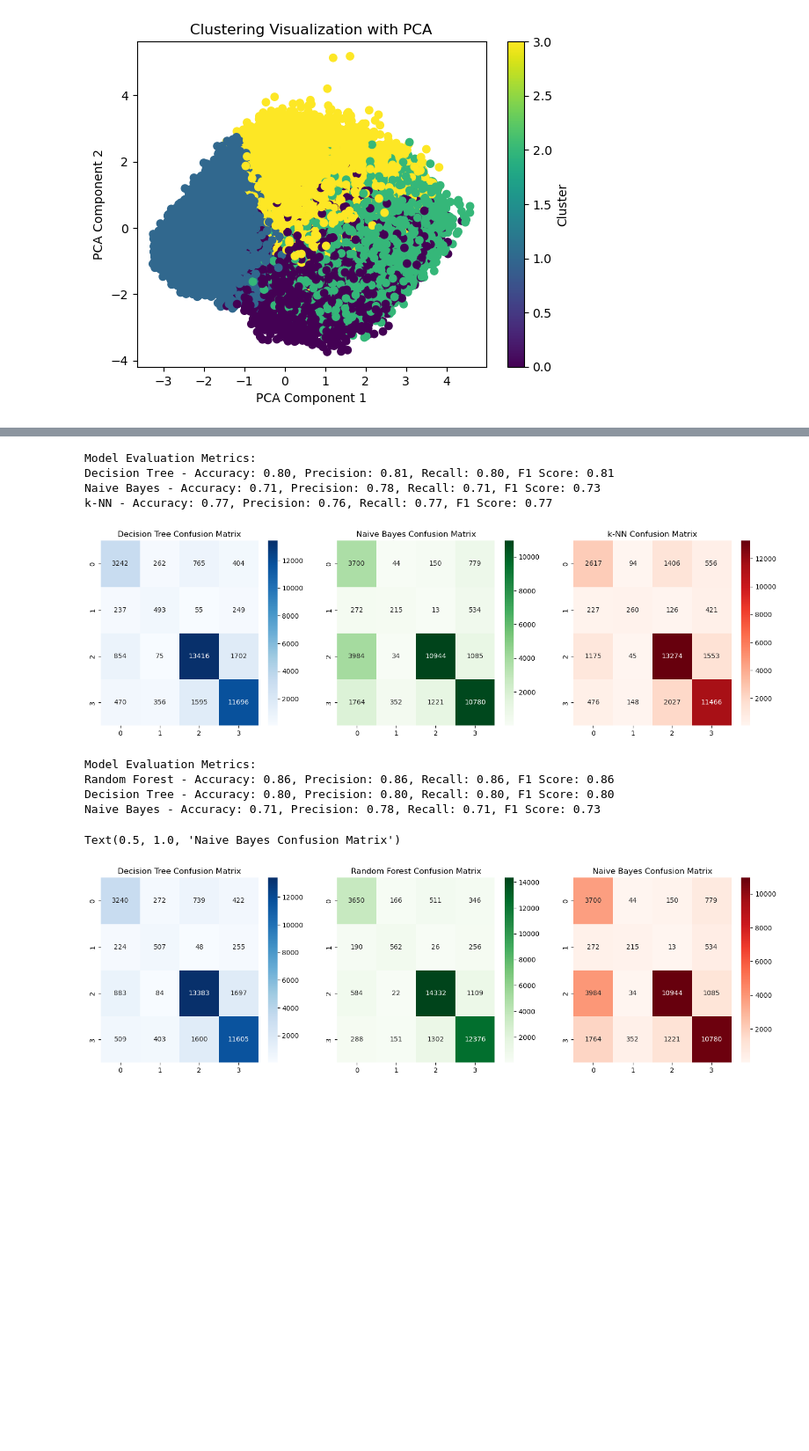
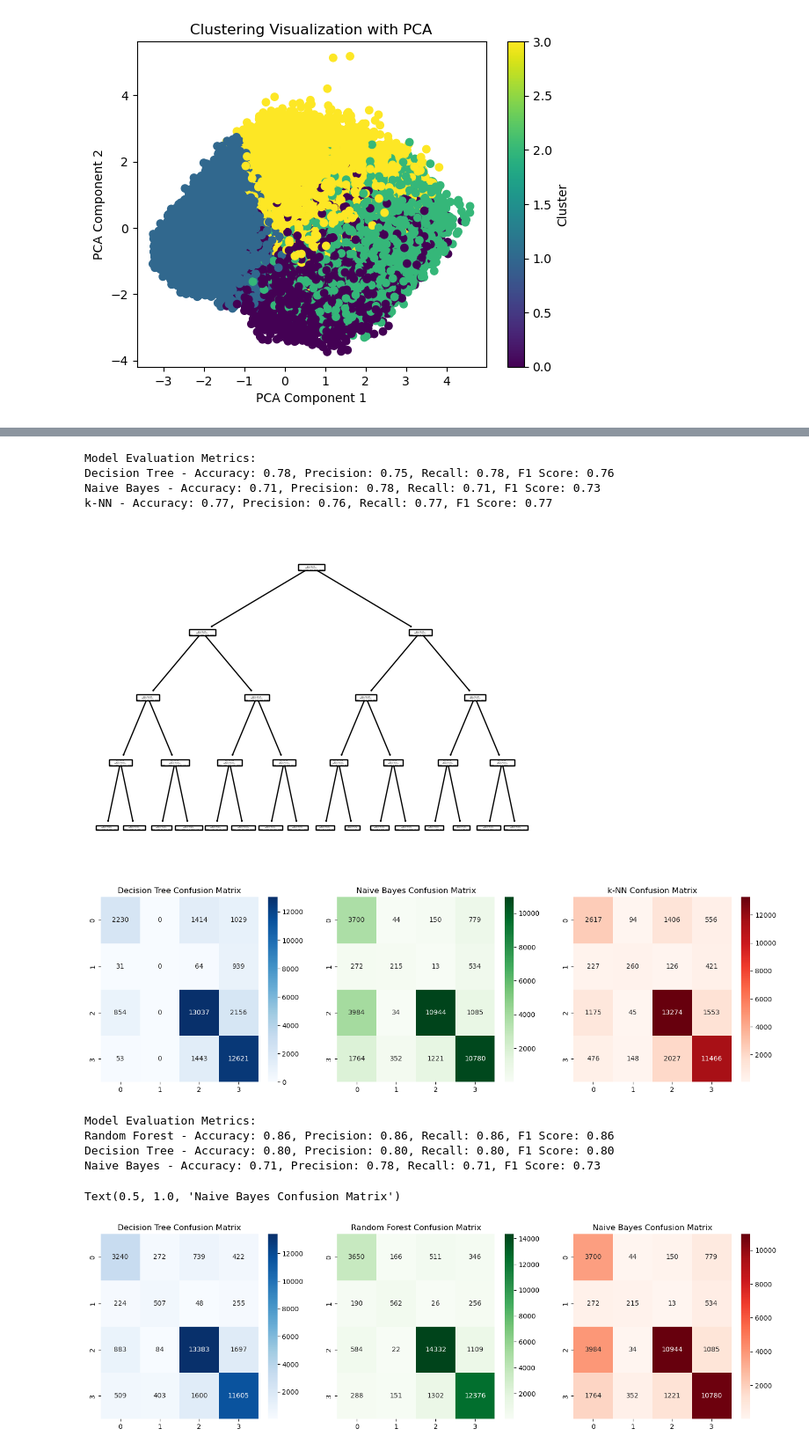
Before and after one commit to HWhr3000/F21DL_Coursework_grp2, a Jupyter notebook: documentation/week5/Week5_data.ipynb, the cells around one changed output, grey strips where cells are left out. Shown at 88% size. Saved outputs shown, nothing was run; the diff lists cells and outputs as text; code cells hidden in the pictures; blank space fills up the shorter version.

```diff
--- a/documentation/week5/Week5_data.ipynb
+++ b/documentation/week5/Week5_data.ipynb
@@ -769,6 +799,8 @@ from sklearn.naive_bayes import GaussianNB
 from sklearn.neighbors import KNeighborsClassifier
 from sklearn.preprocessing import StandardScaler
 from sklearn.model_selection import GridSearchCV
+from sklearn import tree
+
 import seaborn as sns
 import matplotlib.pyplot as plt
 
@@ -778,7 +810,7 @@ import matplotlib.pyplot as plt
 X_train, X_test, y_train, y_test = train_test_split(X_reduced, y_cleaned, test_size=0.3, random_state=42)
 
 # 1. Decision Tree Model
-dt_model = DecisionTreeClassifier(random_state=42)
+dt_model = DecisionTreeClassifier(max_depth = 4, random_state=42)
 dt_model.fit(X_train, y_train)
 y_pred_dt = dt_model.predict(X_test)
 
@@ -787,6 +819,8 @@ dt_accuracy = accuracy_score(y_test, y_pred_dt)
 dt_precision = precision_score(y_test, y_pred_dt, average='weighted')
 dt_recall = recall_score(y_test, y_pred_dt, average='weighted')
 dt_f1 = f1_score(y_test, y_pred_dt, average='weighted')
+
+tree.plot_tree(dt_model)
 
 # 2. Naive Bayes Model
 nb_model = GaussianNB()
@@ -874,38 +908,39 @@ param_grid = {'var_smoothing': [1e-9, 1e-8, 1e-7, 1e-6, 1e-5]}
 nb_model = GaussianNB()
 grid_search = GridSearchCV(nb_model, param_grid, cv=5, scoring='accuracy')
 grid_search.fit(X_train_scaled, y_train)
 best_nb_model = grid_search.best_estimator_
 
 # Evaluate the tuned Naive Bayes model
 y_pred_nb_tuned = best_nb_model.predict(X_test_scaled)
 nb_accuracy = accuracy_score(y_test, y_pred_nb_tuned)
 nb_precision = precision_score(y_test, y_pred_nb_tuned, average='weighted')
 nb_recall = recall_score(y_test, y_pred_nb_tuned, average='weighted')
 nb_f1 = f1_score(y_test, y_pred_nb_tuned, average='weighted')
 
 # Summary of Results
 print("Model Evaluation Metrics:")
 print(f"Random Forest - Accuracy: {rf_accuracy:.2f}, Precision: {rf_precision:.2f}, Recall: {rf_recall:.2f}, F1 Score: {rf_f1:.2f}")
 print(f"Decision Tree - Accuracy: {dt_accuracy:.2f}, Precision: {dt_precision:.2f}, Recall: {dt_recall:.2f}, F1 Score: {dt_f1:.2f}")
 print(f"Naive Bayes - Accuracy: {nb_accuracy:.2f}, Precision: {nb_precision:.2f}, Recall: {nb_recall:.2f}, F1 Score: {nb_f1:.2f}")
 
 # Confusion Matrix for each model
 fig, ax = plt.subplots(1, 3, figsize=(18, 5))
 sns.heatmap(confusion_matrix(y_test, y_pred_dt), annot=True, fmt='d', cmap='Blues', ax=ax[0])
 ax[0].set_title("Decision Tree Confusion Matrix")
 sns.heatmap(confusion_matrix(y_test, y_pred_rf), annot=True, fmt='d', cmap='Greens', ax=ax[1])
 ax[1].set_title("Random Forest Confusion Matrix")
 sns.heatmap(confusion_matrix(y_test, y_pred_nb), annot=True, fmt='d', cmap='Reds', ax=ax[2])
 ax[2].set_title("Naive Bayes Confusion Matrix")
 # %% [output]
 Model Evaluation Metrics:
-Decision Tree - Accuracy: 0.80, Precision: 0.81, Recall: 0.80, F1 Score: 0.81
+Decision Tree - Accuracy: 0.78, Precision: 0.75, Recall: 0.78, F1 Score: 0.76
 Naive Bayes - Accuracy: 0.71, Precision: 0.78, Recall: 0.71, F1 Score: 0.73
 k-NN - Accuracy: 0.77, Precision: 0.76, Recall: 0.77, F1 Score: 0.77
-[figure, old version]
+[figure, new version]
+[figure, new version]
 Model Evaluation Metrics:
 Random Forest - Accuracy: 0.86, Precision: 0.86, Recall: 0.86, F1 Score: 0.86
 Decision Tree - Accuracy: 0.80, Precision: 0.80, Recall: 0.80, F1 Score: 0.80
 Naive Bayes - Accuracy: 0.71, Precision: 0.78, Recall: 0.71, F1 Score: 0.73
 Text(0.5, 1.0, 'Naive Bayes Confusion Matrix')
-[figure, old version]
+[figure, added]
```
Also changed, not shown: parts of 3 cells of this notebook, 5 other files.
